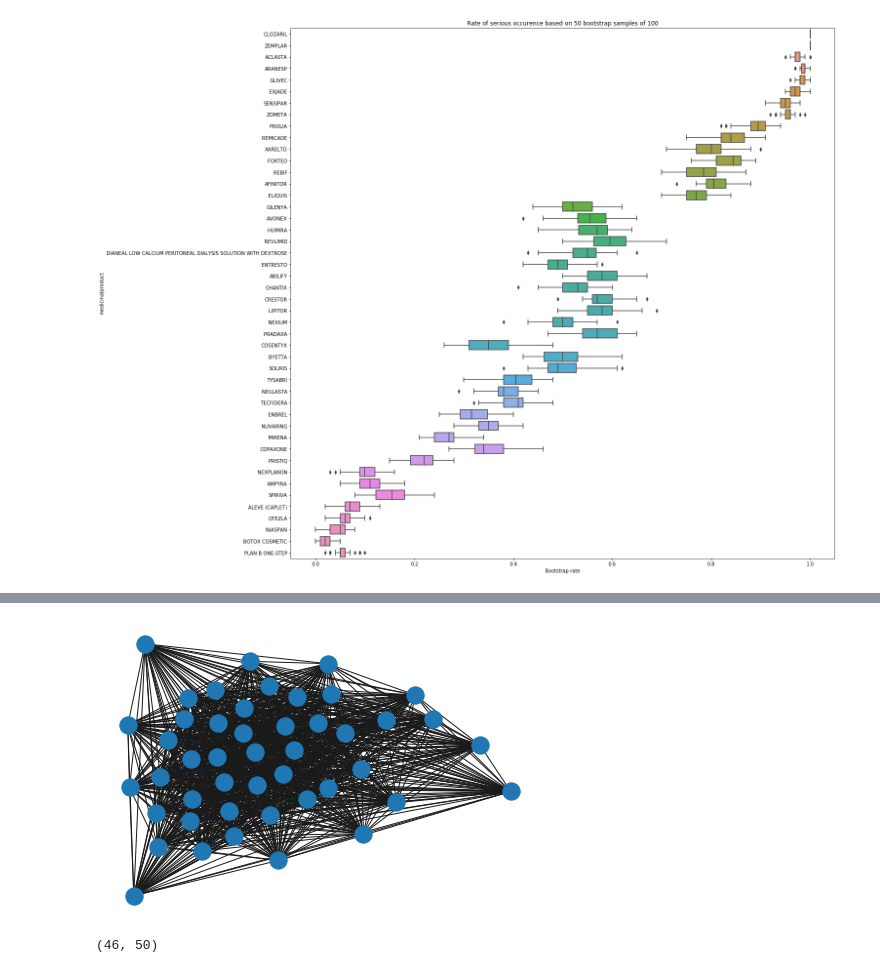
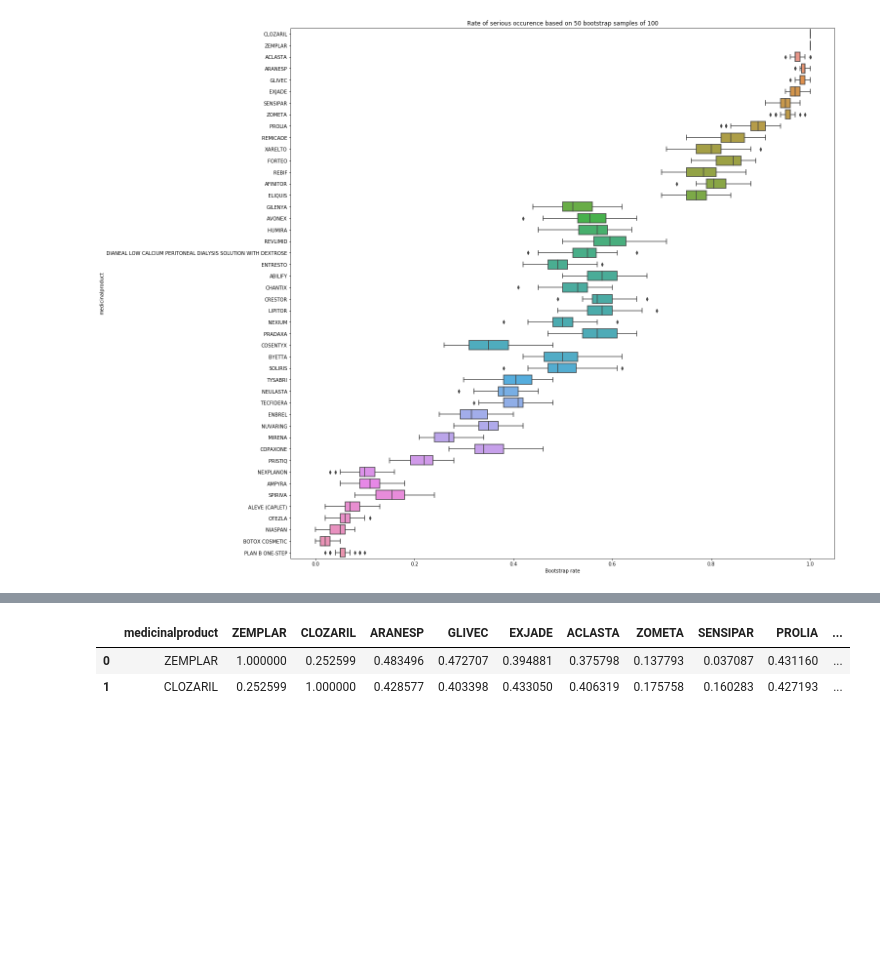
Before and after one commit to samimath/openFDA, a Jupyter notebook: eda.ipynb, the cells around one changed output, grey strips where cells are left out. Cells and saved outputs as stored; diff of their text form; code cells hidden in the pictures; blank space fills up the shorter version.

```diff
--- a/eda.ipynb
+++ b/eda.ipynb
@@ -383,12 +398,19 @@ drug_reactions.reset_index(inplace = True)
 # %%
 from sklearn.feature_extraction.text import TfidfVectorizer
 
 tfidf = TfidfVectorizer().fit_transform(drug_reactions['unique_reaction'])
 
 reaction_sim = tfidf * tfidf.T.toarray()
+
+
+reaction_df = pd.DataFrame(reaction_sim, index = drug_reactions['medicinalproduct'],columns=drug_reactions['medicinalproduct']).reset_index()
+
+reaction_df = reaction_df.merge(drug_reactions)
+
+reaction_df.to_csv('openFDA_data/drug_df.csv',index = '')
+
+reaction_df.head(2)
+# %% [output]
+|  | medicinalproduct | ZEMPLAR | CLOZARIL | ARANESP | GLIVEC | EXJADE | ACLASTA | ZOMETA | SENSIPAR | PROLIA | ... |
+| 0 | ZEMPLAR | 1.000000 | 0.252599 | 0.483496 | 0.472707 | 0.394881 | 0.375798 | 0.137793 | 0.037087 | 0.431160 | ... |
+| 1 | CLOZARIL | 0.252599 | 1.000000 | 0.428577 | 0.403398 | 0.433050 | 0.406319 | 0.175758 | 0.160283 | 0.427193 | ... |
-# %%
-import networkx as nx
-G = G=nx.from_numpy_matrix(reaction_sim)
-nx.draw(G)
-# %% [output]
-[figure, removed]
@@ -408,4 +416,0 @@ reaction_df['drug_duration_disc'] = [str(s) for s in pd.cut(reaction_df2['drug_d
-# %%
-reaction_df.shape
-# %% [output]
-(46, 50)
@@ -413,0 +417,2 @@ reaction_df[]
+# %% [markdown]
+###
```
Also changed, not shown: parts of 42 cells of this notebook, 1 other file.
